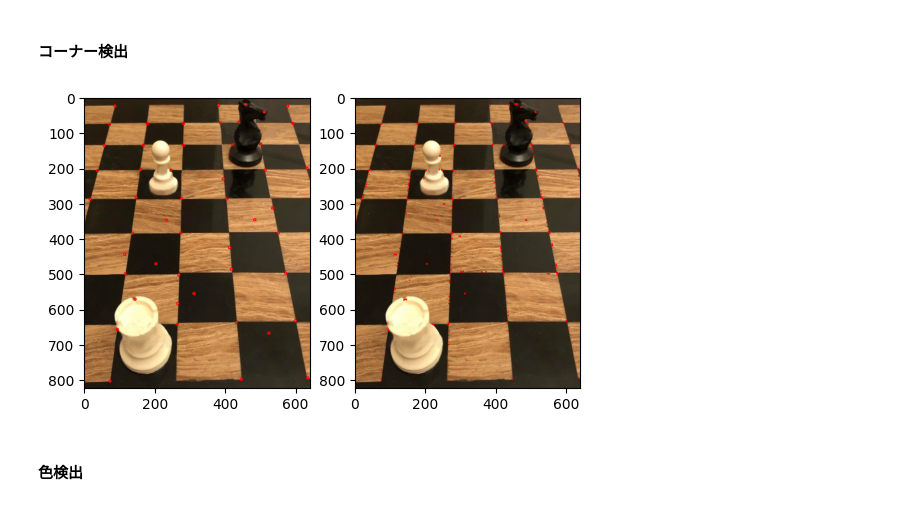
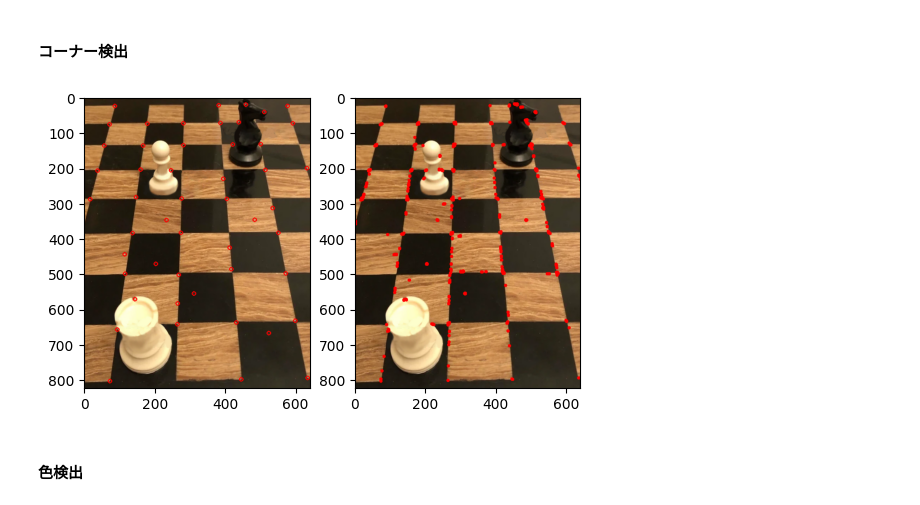
Before and after one commit to C-PHANKAWEE/python-image-processing, a Jupyter notebook: Python_Image_Processing.ipynb, the cells around one changed output. Saved outputs shown, nothing was run; the diff lists cells and outputs as text; code cells hidden in the pictures.

```diff
--- a/Python_Image_Processing.ipynb
+++ b/Python_Image_Processing.ipynb
@@ -128,30 +128,35 @@ plt.show()
 # %%
 img = cv2.imread('./images/chess-board.webp')
 img_copy_for_modification_1 = copy.copy(img)
 img_copy_for_modification_2 = copy.copy(img)
 
 gray_img = cv2.cvtColor(img, cv2.COLOR_BGR2GRAY)
 
 corners_ShiTomasi = cv2.goodFeaturesToTrack(gray_img, 50, 0.1, 50)
 corners_Harris = cv2.cornerHarris(gray_img, 2, 5, 0.07)
 
 corners_ShiTomasi = np.intp(corners_ShiTomasi)
 
 for i in corners_ShiTomasi:
     x, y = i.ravel()
-    cv2.circle(img_copy_for_modification_1, (x, y), 3, (0, 0, 255), 2)
+    cv2.circle(img_copy_for_modification_1, (x, y), 5, (0, 0, 255), 2)
 
 dest = cv2.dilate(corners_Harris, None)
-img_copy_for_modification_2[dest > 0.01 * dest.max()]=[0, 0, 255]
+
+# Draw larger circles for Harris corners
+harris_points = np.argwhere(dest > 0.01 * dest.max())
+for pt in harris_points:
+    y, x = pt
+    cv2.circle(img_copy_for_modification_2, (x, y), 2, (0, 0, 255), 2)
 
 fig = plt.figure()
 ax = fig.add_subplot(1, 2, 1)
 plt.imshow(cv2.cvtColor(img_copy_for_modification_1, cv2.COLOR_BGR2RGB))
 ax = fig.add_subplot(1, 2, 2)
 plt.imshow(cv2.cvtColor(img_copy_for_modification_2, cv2.COLOR_BGR2RGB))
 plt.show()
 # %% [output]
-[figure, old version]
+[figure, new version]
 # %% [markdown]
 #### 色検出
 # %%
```
Also changed, not shown: 1 other file.
